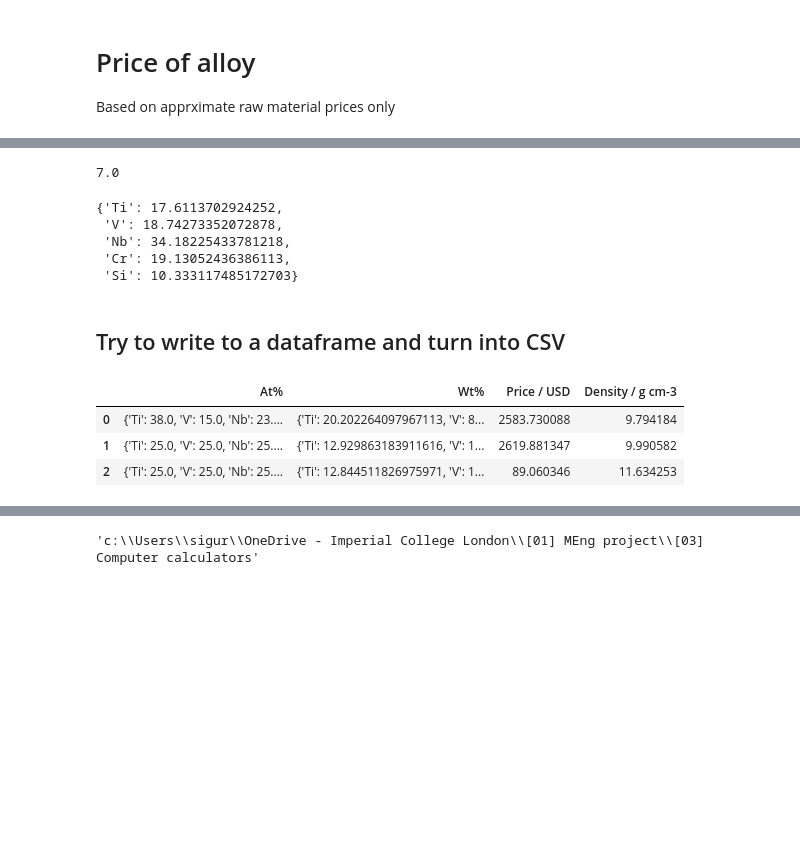
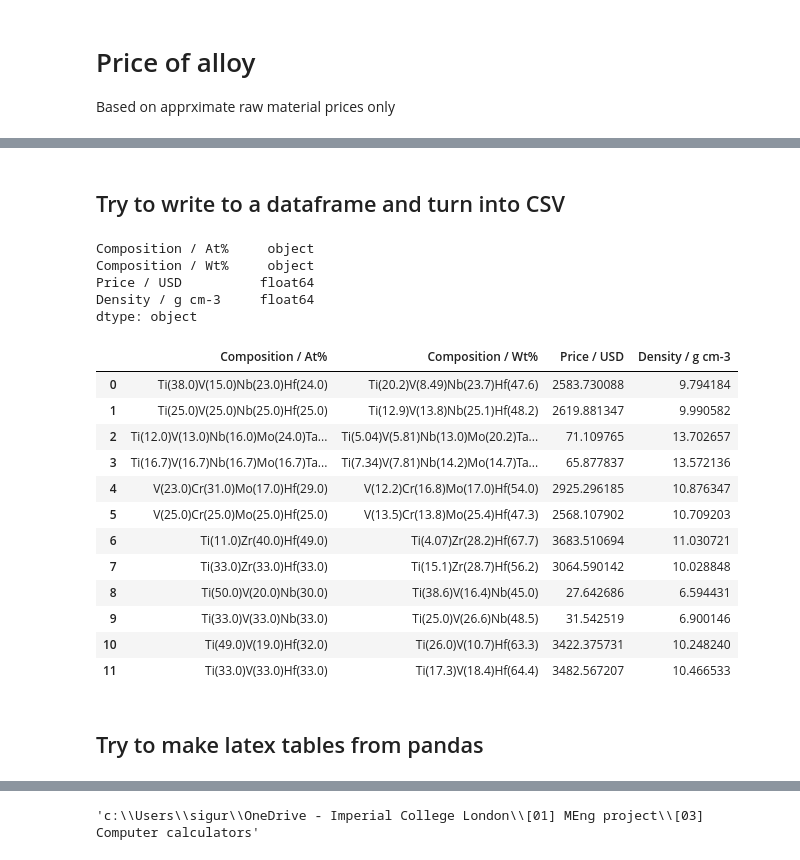
Before and after one commit to SigurdBjerkhaug/RHEA-MEng-project, a Jupyter notebook: Reference calculations.ipynb, the cells around one changed output, grey strips where cells are left out. Cells and saved outputs as stored; diff of their text form; code cells hidden in the pictures; blank space fills up the shorter version.

```diff
--- a/Reference calculations.ipynb
+++ b/Reference calculations.ipynb
@@ -180,45 +169,69 @@ TiVNbCr_Eq_Wt
-# %%
-ElementProperties.element_prices_per_kg['Cr']
-# %% [output]
-7.0
-# %%
-TiVNbCrSi_Eq_At = {'Ti':20, 'V':20, 'Nb':20, 'Cr': 20, 'Si':20}
-TiVNbCrSi_Eq_Wt = atomicPercentToWegihtPercent(TiVNbCrSi_Eq_At)
-TiVNbCrSi_Eq_Wt
-# %% [output]
-{'Ti': 17.6113702924252,
- 'V': 18.74273352072878,
- 'Nb': 34.18225433781218,
- 'Cr': 19.13052436386113,
- 'Si': 10.333117485172703}
 # %% [markdown]
 ## Try to write to a dataframe and turn into CSV
 # %%
-alloys = [Ti38V15Nb23Hf24_At,
-          Ti25V25Nb25Hf25_At,
-          Ti25V25N25bTa25_At,
-]
+alloys = [{"Ti":38.0, "V":15.0, "Nb":23.0, "Hf":24.0},
+        {"Ti": 25.0, "V": 25.0, "Nb": 25.0, "Hf": 25.0},
+        {"Ti": 12.0, "V": 13.0, "Nb":16.0, "Mo": 24.0, "Ta":20.0, "W":15.0},
+        {"Ti": 16.7, "V": 16.7, "Nb":16.7, "Mo": 16.7, "Ta":16.7, "W":16.7},
+        {"V": 23.0, "Cr": 31.0, "Mo": 17.0, "Hf": 29.0},
+        {"V": 25.0, "Cr": 25.0, "Mo": 25.0, "Hf": 25.0},
+        {"Ti": 11.0, "Zr": 40.0, "Hf": 49.0},
+        {"Ti": 33.0, "Zr": 33.0, "Hf": 33.0},
+        {"Ti": 50.0, "V": 20.0, "Nb":30.0},
+        {"Ti": 33.0, "V": 33.0, "Nb":33.0},
+        {"Ti": 49.0, "V": 19.0, "Hf": 32.0},
+        {"Ti": 33.0, "V": 33.0, "Hf": 33.0},
+        ]
 
 WeightPercent = []
 Price = []
 Density = []
+
+AtPercentShorthand = []
+WtPercentShorthand = []
 
 for alloy in alloys:
     alloy_Wt = atomicPercentToWegihtPercent(alloy)
     WeightPercent.append(alloy_Wt)
     Price.append(alloyPrice(alloy_Wt))
     Density.append(estimateAlloyDensity(alloy_Wt))
+    AtPercentShorthand.append(dictionary_to_alloy_shorthand(alloy))
+    WtPercentShorthand.append(DictionaryToAlloyShorthand(alloy_Wt))
 
-alloyArray = np.array([alloys, WeightPercent, Price, Density])
+""" alloyArray = np.array([AtPercentShorthand, WtPercentShorthand, Price, Density])
 
-alloyArray = np.transpose(alloyArray)
-alloyData = pd.DataFrame.from_dict(alloyArray)
-alloyData.columns = ['At%', 'Wt%', 'Price / USD', 'Density / g cm-3']
-alloyData
+alloyArray = np.transpose(alloyArray) """
+
+alloyDict = {'Composition / At%' : AtPercentShorthand,
+             'Composition / Wt%' : WtPercentShorthand,
+             'Price / USD' : Price,
+             'Density / g cm-3': Density}
+
+alloyData = pd.DataFrame(alloyDict)
+#alloyData.columns = ['Composition / At%', 'Composition / Wt%', 'Price / USD', 'Density / g cm-3']
+alloyData.dtypes
 # %% [output]
-|  | At% | Wt% | Price / USD | Density / g cm-3 |
-| 0 | {'Ti': 38.0, 'V': 15.0, 'Nb': 23.... | {'Ti': 20.202264097967113, 'V': 8... | 2583.730088 | 9.794184 |
-| 1 | {'Ti': 25.0, 'V': 25.0, 'Nb': 25.... | {'Ti': 12.929863183911616, 'V': 1... | 2619.881347 | 9.990582 |
-| 2 | {'Ti': 25.0, 'V': 25.0, 'Nb': 25.... | {'Ti': 12.844511826975971, 'V': 1... | 89.060346 | 11.634253 |
+Composition / At%     object
+Composition / Wt%     object
+Price / USD          float64
+Density / g cm-3     float64
+dtype: object
 # %%
-alloyData.to_csv('AlloyData_09oct23.csv')
+alloyData.to_excel('AlloyData_09oct23.xlsx')
+alloyData
+# %% [output]
+|  | Composition / At% | Composition / Wt% | Price / USD | Density / g cm-3 |
+| 0 | Ti(38.0)V(15.0)Nb(23.0)Hf(24.0) | Ti(20.2)V(8.49)Nb(23.7)Hf(47.6) | 2583.730088 | 9.794184 |
+| 1 | Ti(25.0)V(25.0)Nb(25.0)Hf(25.0) | Ti(12.9)V(13.8)Nb(25.1)Hf(48.2) | 2619.881347 | 9.990582 |
+| 2 | Ti(12.0)V(13.0)Nb(16.0)Mo(24.0)Ta... | Ti(5.04)V(5.81)Nb(13.0)Mo(20.2)Ta... | 71.109765 | 13.702657 |
+| 3 | Ti(16.7)V(16.7)Nb(16.7)Mo(16.7)Ta... | Ti(7.34)V(7.81)Nb(14.2)Mo(14.7)Ta... | 65.877837 | 13.572136 |
+| 4 | V(23.0)Cr(31.0)Mo(17.0)Hf(29.0) | V(12.2)Cr(16.8)Mo(17.0)Hf(54.0) | 2925.296185 | 10.876347 |
+| 5 | V(25.0)Cr(25.0)Mo(25.0)Hf(25.0) | V(13.5)Cr(13.8)Mo(25.4)Hf(47.3) | 2568.107902 | 10.709203 |
+| 6 | Ti(11.0)Zr(40.0)Hf(49.0) | Ti(4.07)Zr(28.2)Hf(67.7) | 3683.510694 | 11.030721 |
+| 7 | Ti(33.0)Zr(33.0)Hf(33.0) | Ti(15.1)Zr(28.7)Hf(56.2) | 3064.590142 | 10.028848 |
+| 8 | Ti(50.0)V(20.0)Nb(30.0) | Ti(38.6)V(16.4)Nb(45.0) | 27.642686 | 6.594431 |
+| 9 | Ti(33.0)V(33.0)Nb(33.0) | Ti(25.0)V(26.6)Nb(48.5) | 31.542519 | 6.900146 |
+| 10 | Ti(49.0)V(19.0)Hf(32.0) | Ti(26.0)V(10.7)Hf(63.3) | 3422.375731 | 10.248240 |
+| 11 | Ti(33.0)V(33.0)Hf(33.0) | Ti(17.3)V(18.4)Hf(64.4) | 3482.567207 | 10.466533 |
+# %% [markdown]
+## Try to make latex tables from pandas
```
Also changed, not shown: parts of 33 cells of this notebook, 36 other files.
